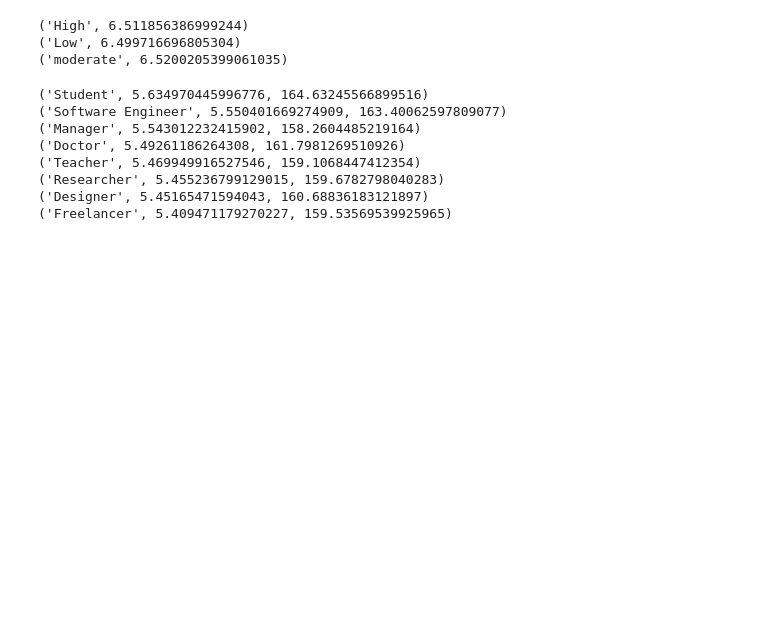
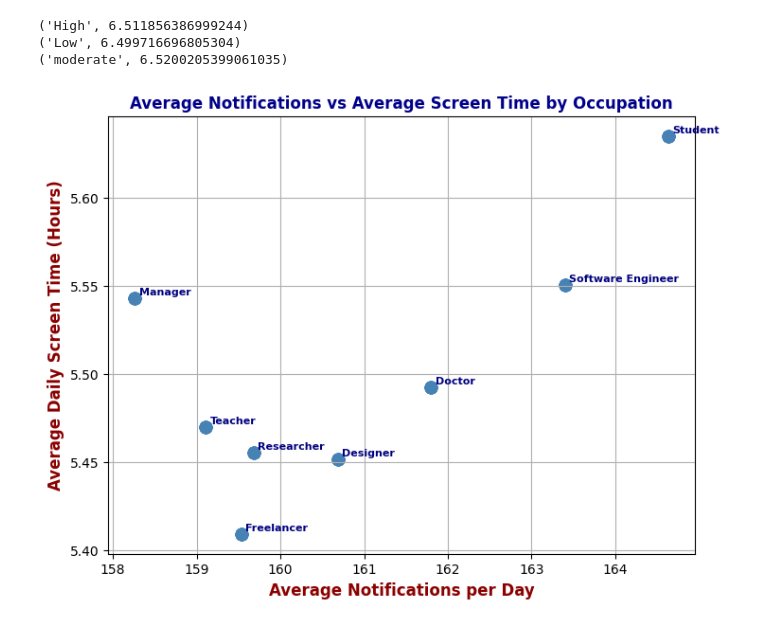
Before and after one commit to BugBananaLiver/Smartphone_Addiction_Analysis, a Jupyter notebook: Smartphone_Database_SQL.ipynb, the cells around one changed output. Cells and saved outputs as stored; diff of their text form; code cells hidden in the pictures; blank space fills up the shorter version.

```diff
--- a/Smartphone_Database_SQL.ipynb
+++ b/Smartphone_Database_SQL.ipynb
@@ -1193,30 +1267,54 @@ with sqlite3.connect('Smartphone.db') as connection:
 # %%
 #Do occupations with higher screen time also receive more notifications per day?
 
 with sqlite3.connect('Smartphone.db') as connection:
     cursor = connection.cursor()
 
     cursor.execute("""
         SELECT u.occupation,
             AVG(h.daily_screen_time_hours) AS avg_screen_time,
             AVG(w.notifications_received_per_day) AS avg_notifications
         FROM users_d2 u
         JOIN hours_d2 h ON u.user_id = h.user_id
         JOIN wellbeing_d2 w ON u.user_id = w.user_id
         GROUP BY u.occupation
         ORDER BY avg_screen_time DESC
                 """)
 
     rows = cursor.fetchall()
 
-    for row in rows:
-        print(row)
+occupation = [row[0] for row in rows]
+avg_screen_time = [row[1] for row in rows]
+avg_notifications = [row[2] for row in rows]
+
+plt.figure(figsize=(8,6))
+plt.scatter(avg_notifications, avg_screen_time)
+
+plt.xlabel('Average Notifications per Day', fontsize=12, fontweight='bold', color='darkred')
+plt.ylabel('Average Daily Screen Time (Hours)', fontsize=12, fontweight='bold', color='darkred')
+plt.title('Average Notifications vs Average Screen Time by Occupation', fontsize=12, fontweight='bold', color='darkblue')
+
+for i in range(len(occupation)):
+    plt.text(
+        avg_notifications[i] + 0.05,
+        avg_screen_time[i] + 0.002,
+        occupation[i],
+        fontsize=8,
+        fontweight= 'bold',
+        color='navy',
+    )
+
+    plt.scatter(
+        avg_notifications,
+        avg_screen_time,
+        color='steelblue',
+        s=80
+    )
+
+plt.grid(True)
+plt.show()
+
+    # for row in rows:
+    #     print(row)
 # %% [output]
-('Student', 5.634970445996776, 164.63245566899516)
-('Software Engineer', 5.550401669274909, 163.40062597809077)
-('Manager', 5.543012232415902, 158.2604485219164)
-('Doctor', 5.49261186264308, 161.7981269510926)
-('Teacher', 5.469949916527546, 159.1068447412354)
-('Researcher', 5.455236799129015, 159.6782798040283)
-('Designer', 5.45165471594043, 160.68836183121897)
-('Freelancer', 5.409471179270227, 159.53569539925965)
+[figure, added]
```
Also changed, not shown: parts of 5 cells of this notebook, 1 other file.
